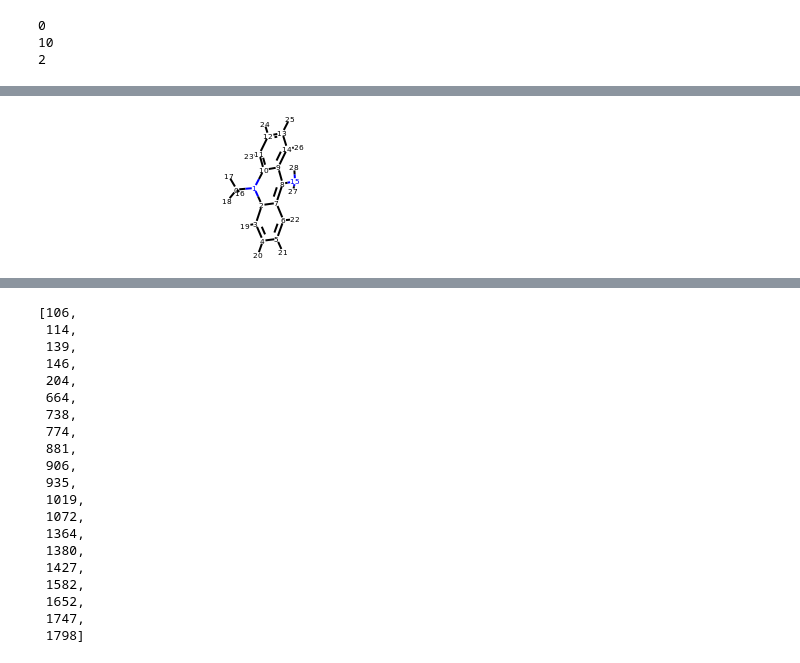
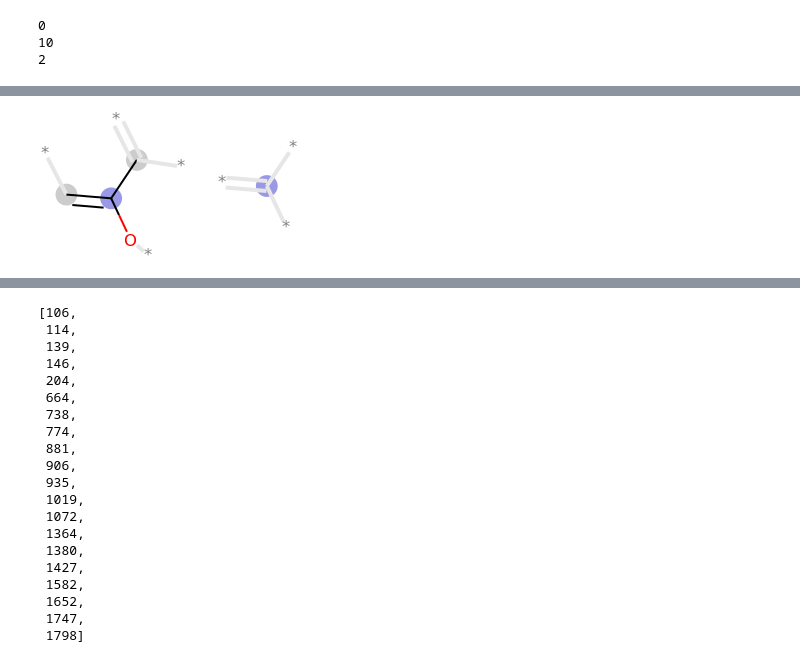
Before and after one commit to ndricke/ngcc_ml, a Jupyter notebook: check_atomic_fingerprints.ipynb, the cells around one changed output, grey strips where cells are left out. Drawn from its saved outputs; the diff is of its cells as text; code cells hidden in the pictures.

```diff
--- a/check_atomic_fingerprints.ipynb
+++ b/check_atomic_fingerprints.ipynb
@@ -158,3 +202,5 @@ m
+# %%
+m = df_fp.iloc[0].mol
 # %%
 for atom in m.GetAtoms():
     atom.SetProp('atomLabel',str(atom.GetIdx()))
@@ -161,4 +209,0 @@ for atom in m.GetAtoms():
-# %%
-m
-# %% [output]
-[figure, removed]
@@ -166,0 +210,7 @@ fpm = AllChem.GetMorganFingerprint(m, 1, fromAtoms=[10])
+# %%
+bi = {}
+fpm = AllChem.GetMorganFingerprintAsBitVect(m, radius=1, fromAtoms=[5], bitInfo=bi)
+tpls_m = [(m, x, bi) for x in fpm.GetOnBits()]
+Draw.DrawMorganBits(tpls_m)
+# %% [output]
+[figure, added]
```
Also changed, not shown: parts of 25 cells of this notebook, 1 other file.
